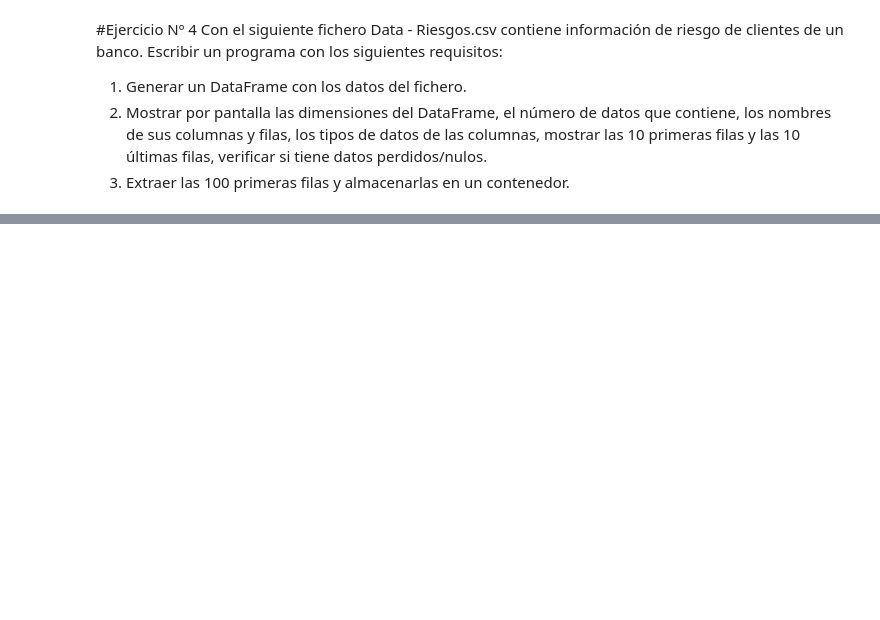
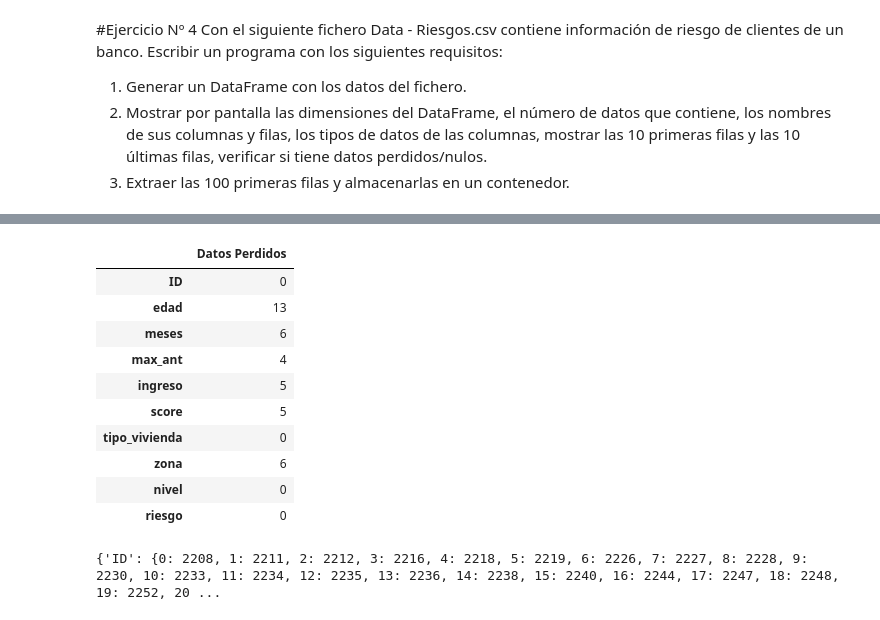
Before and after one commit to LuciaRojasMolina/pry_phyton, a Jupyter notebook: Proyecto_N1.ipynb, the cells around one changed output, grey strips where cells are left out. Cells and saved outputs as stored; diff of their text form; code cells hidden in the pictures; blank space fills up the shorter version.

```diff
--- a/Proyecto_N1.ipynb
+++ b/Proyecto_N1.ipynb
@@ -149,0 +172,9 @@ contenedor.
+# %%
+
+# Importando librerías
+import pandas as pd
+import numpy as np
+
+# Generación de DataFrame desde la carga de un archivo
+datosArchivo = pd.read_csv ('Data - Riesgos.csv')
+print (datosArchivo)
@@ -149,0 +226,22 @@ contenedor.
+# %%
+# Se obtiene con isna los datos perdidos del dataframe
+pd.DataFrame(datosArchivo.isna().sum(),
+             columns = ['Datos Perdidos'])
+# %% [output]
+|  | Datos Perdidos |
+| ID | 0 |
+| edad | 13 |
+| meses | 6 |
+| max_ant | 4 |
+| ingreso | 5 |
+| score | 5 |
+| tipo_vivienda | 0 |
+| zona | 6 |
+| nivel | 0 |
+| riesgo | 0 |
+# %%
+# se obtine 100 primeras filas y esta es almacenado en un diccionario haciendo uso del to_dict ()
+filas=datosArchivo.head(100).to_dict()
+print(filas)
+# %% [output]
+{'ID': {0: 2208, 1: 2211, 2: 2212, 3: 2216, 4: 2218, 5: 2219, 6: 2226, 7: 2227, 8: 2228, 9: 2230, 10: 2233, 11: 2234, 12: 2235, 13: 2236, 14: 2238, 15: 2240, 16: 2244, 17: 2247, 18: 2248, 19: 2252, 20 ...
```
Also changed, not shown: parts of 6 cells of this notebook.
